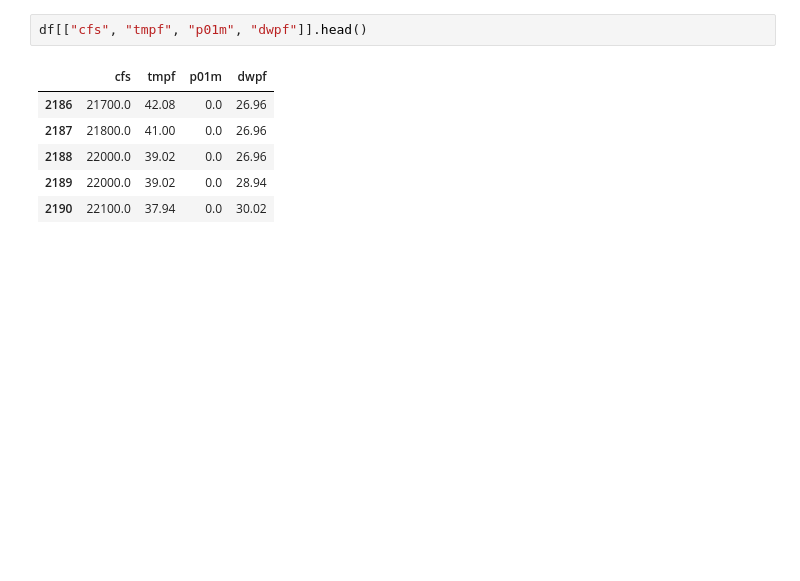
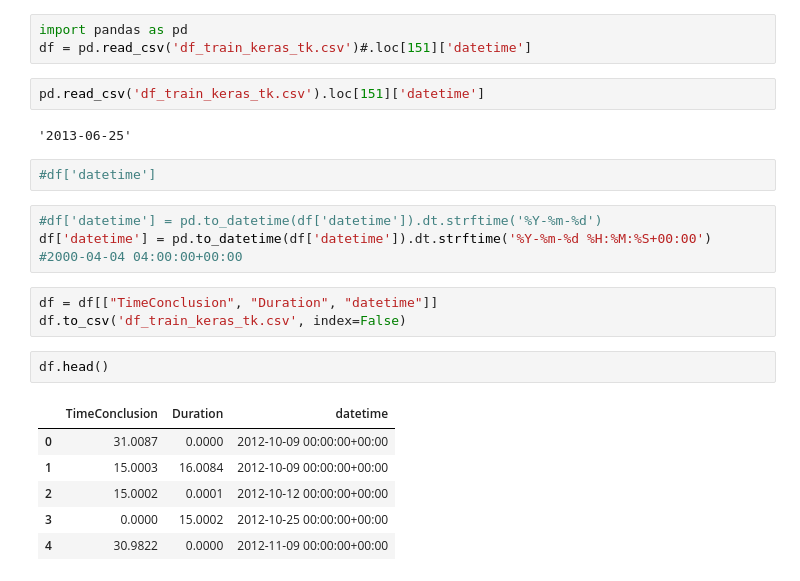
Before and after one commit to RonildoSilva/datasets, a Jupyter notebook: big_black_forecast_da_rnn.ipynb, the cells around one changed output. Cells and saved outputs as stored; diff of their text form; blank space fills up the shorter version.

```diff
--- a/big_black_forecast_da_rnn.ipynb
+++ b/big_black_forecast_da_rnn.ipynb
@@ -56,9 +208,25 @@ df.to_csv("01010500FVE_flow.csv")
+# %%
+import pandas as pd
+df = pd.read_csv('df_train_keras_tk.csv')#.loc[151]['datetime']
+# %%
+pd.read_csv('df_train_keras_tk.csv').loc[151]['datetime']
+# %% [output]
+'2013-06-25'
+# %%
+#df['datetime']
+# %%
+#df['datetime'] = pd.to_datetime(df['datetime']).dt.strftime('%Y-%m-%d')
+df['datetime'] = pd.to_datetime(df['datetime']).dt.strftime('%Y-%m-%d %H:%M:%S+00:00')
+#2000-04-04 04:00:00+00:00
+# %%
+df = df[["TimeConclusion", "Duration", "datetime"]]
+df.to_csv('df_train_keras_tk.csv', index=False)
 # %%
-df[["cfs", "tmpf", "p01m", "dwpf"]].head()
+df.head()
 # %% [output]
-|  | cfs | tmpf | p01m | dwpf |
-| 2186 | 21700.0 | 42.08 | 0.0 | 26.96 |
-| 2187 | 21800.0 | 41.00 | 0.0 | 26.96 |
-| 2188 | 22000.0 | 39.02 | 0.0 | 26.96 |
-| 2189 | 22000.0 | 39.02 | 0.0 | 28.94 |
-| 2190 | 22100.0 | 37.94 | 0.0 | 30.02 |
+|  | TimeConclusion | Duration | datetime |
+| 0 | 31.0087 | 0.0000 | 2012-10-09 00:00:00+00:00 |
+| 1 | 15.0003 | 16.0084 | 2012-10-09 00:00:00+00:00 |
+| 2 | 15.0002 | 0.0001 | 2012-10-12 00:00:00+00:00 |
+| 3 | 0.0000 | 15.0002 | 2012-10-25 00:00:00+00:00 |
+| 4 | 30.9822 | 0.0000 | 2012-11-09 00:00:00+00:00 |
```
Also changed, not shown: parts of 15 cells of this notebook.
